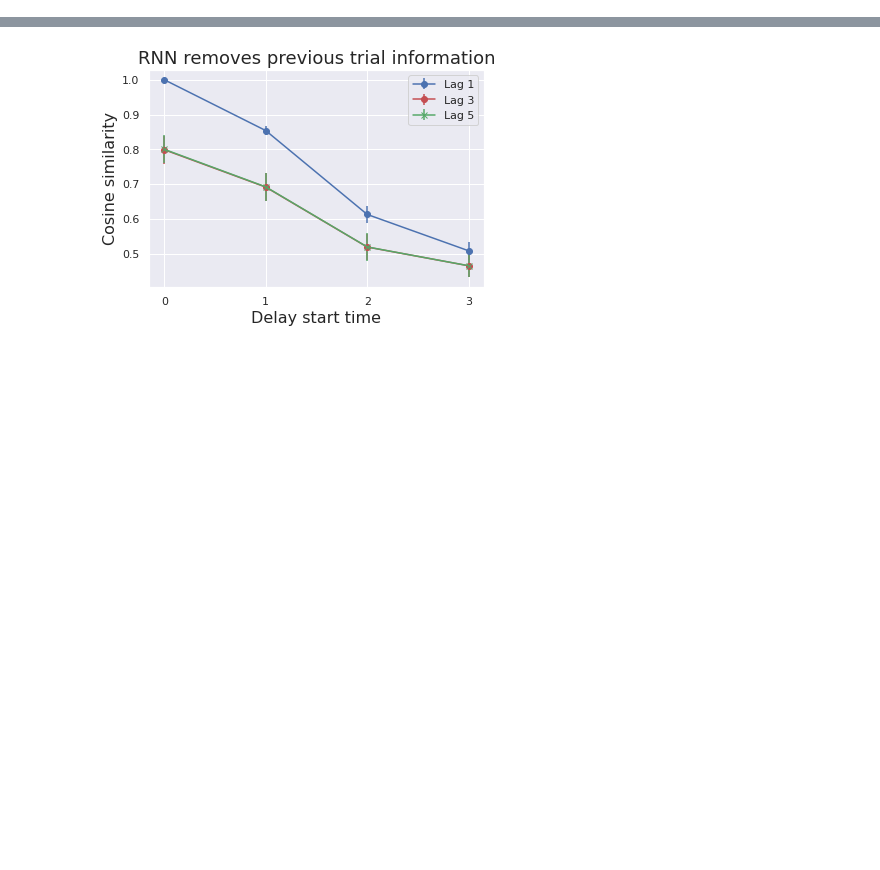
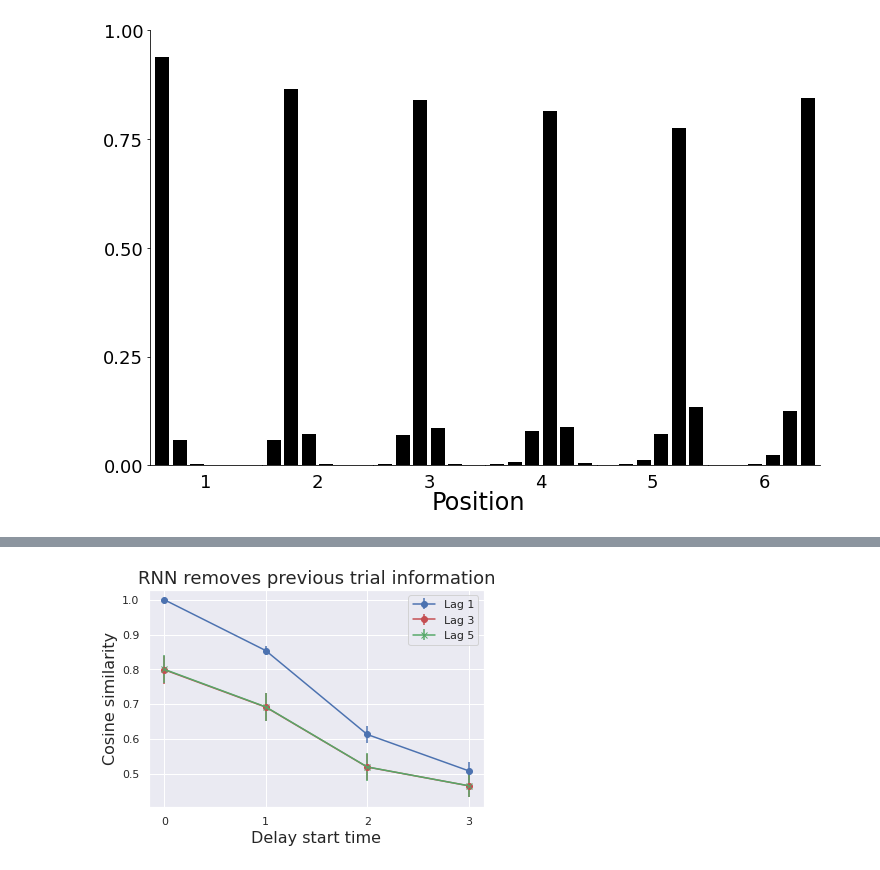
Before and after one commit to ebrahimfeghhi/isr_models, a Jupyter notebook: BP06/model_analysis/mechanism_3.ipynb, the cells around one changed output, grey strips where cells are left out. Saved outputs shown, nothing was run; the diff lists cells and outputs as text; code cells hidden in the pictures; blank space fills up the shorter version.

Commit message:
Dual model

```diff
--- a/BP06/model_analysis/protrusion_analyses.ipynb
+++ b/BP06/model_analysis/mechanism_3.ipynb
@@ -21,6 +229,5 @@ from scipy.stats import ttest_rel
 # %%
-# load model
-base = '/home3/ebrahim/isr/BP06/'
+# information for loading model
+base = '/home3/ebrahim/isr/isr_model_review/BP06/'
 modelPATH_arr = ['stateful_True_noise_0.0_opt_Adam_no_grad_num_letters_26_nl_test_26_True_']
-
 wandB_arr = ["ehrdds6f", "ed8798k6", "4ko6rcqt", "9s6t7l9o", "iwxesev8"]
@@ -219,4 +234,4 @@ class test_BP06_positional():
 # %%
-BP06_pos = test_BP06_positional()
-BP06_pos.load_model('/ebrahimfeghhi/BP06/' + wandB_arr[0], modelPATH_arr[0] + '1', )
-BP06_pos.run_model(6)
+BP06_mech = test_BP06(base)
+BP06_mech.load_model('/ebrahimfeghhi/BP06/' + wandB_arr[0], modelPATH_arr[0] + '1', )
+BP06_mech.run_simulation_one(6)
@@ -224,0 +238,5 @@ BP06_pos.p
+# %%
+BP06_mech.sim_one.transpositions_test.shape
+fig, ax = BP06_mech.sim_one.figure_seven_plot(wandb=None, savePlot=False, displayMode=True)
+# %% [output]
+[figure, added]
```
Also changed, not shown: parts of 7 cells of this notebook, 10 other files.
